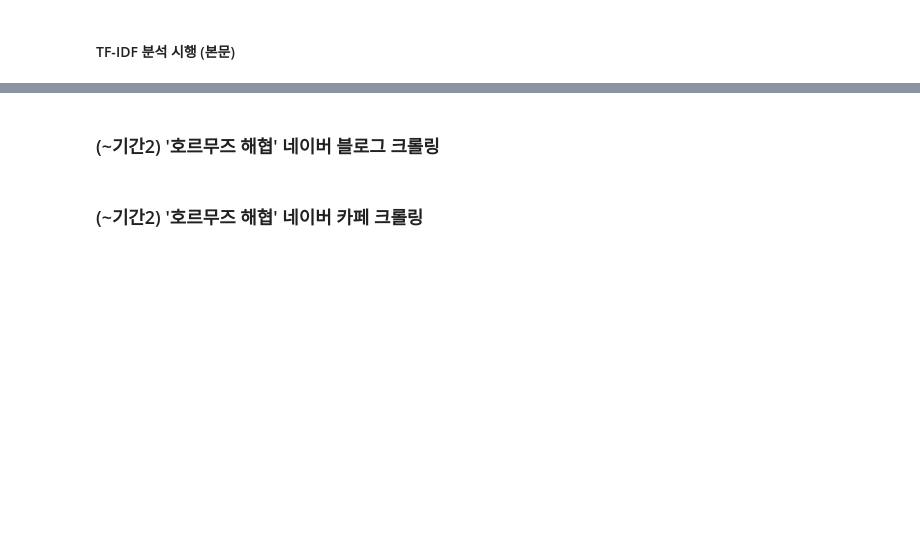
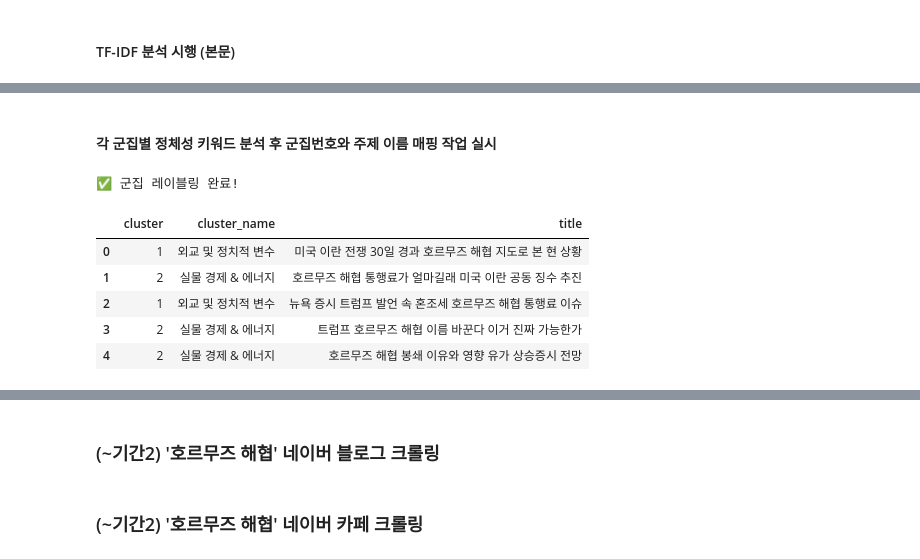
Before and after one commit to taehatae/Crawling_practice, a Jupyter notebook: 중간고사팀프로젝트/중간고사팀프로젝트_황태하_신형진.ipynb, the cells around one changed output, grey strips where cells are left out. Drawn from its saved outputs; the diff is of its cells as text; code cells hidden in the pictures; blank space fills up the shorter version.

Commit message:
불용어 update 및 K-means 분석 시행

```diff
--- a/중간고사팀프로젝트/중간고사팀프로젝트_황태하_신형진.ipynb
+++ b/중간고사팀프로젝트/중간고사팀프로젝트_황태하_신형진.ipynb
@@ -937,0 +948,16 @@ print(df_tfidf_res.head(10))
+# %%
+from sklearn.cluster import KMeans
+
+# 1. K-Means 모델 생성 (4개 그룹으로 설정)
+# random_state는 결과를 일정하게 유지하기 위해 설정합니다.
+num_clusters = 4
+kmeans = KMeans(n_clusters=num_clusters, random_state=42, n_init=10)
+
+# 2. TF-IDF 행렬을 이용해 군집화 수행
+kmeans.fit(tfidf_matrix)
+
+# 3. 분석 결과(군집 번호)를 원본 데이터프레임에 추가
+df_total['cluster'] = kmeans.labels_
+
+print(f"✅ 1,021개의 글이 {num_clusters}개의 그룹으로 분류되었습니다.")
+print(df_total['cluster'].value_counts().sort_index())
@@ -937,0 +1006,25 @@ print(df_tfidf_res.head(10))
+# %% [markdown]
+#### 각 군집별 정체성 키워드 분석 후 군집번호와 주제 이름 매핑 작업 실시
+# %%
+# 1. 군집 번호와 주제 이름을 매핑하는 딕셔너리 생성
+cluster_names = {
+    0: '중동 정세 & 안보',
+    1: '외교 및 정치적 변수',
+    2: '실물 경제 & 에너지',
+    3: '국제 관계 & 물류'
+}
+
+# 2. 'cluster_name'이라는 새로운 컬럼 생성
+df_total['cluster_name'] = df_total['cluster'].map(cluster_names)
+
+# 결과 확인
+print("✅ 군집 레이블링 완료!")
+display(df_total[['cluster', 'cluster_name', 'title']].head())
+# %% [output]
+✅ 군집 레이블링 완료!
+|  | cluster | cluster_name | title |
+| 0 | 1 | 외교 및 정치적 변수 | 미국 이란 전쟁 30일 경과 호르무즈 해협 지도로 본 현 상황 |
+| 1 | 2 | 실물 경제 & 에너지 | 호르무즈 해협 통행료가 얼마길래 미국 이란 공동 징수 추진 |
+| 2 | 1 | 외교 및 정치적 변수 | 뉴욕 증시 트럼프 발언 속 혼조세 호르무즈 해협 통행료 이슈 |
+| 3 | 2 | 실물 경제 & 에너지 | 트럼프 호르무즈 해협 이름 바꾼다 이거 진짜 가능한가 |
+| 4 | 2 | 실물 경제 & 에너지 | 호르무즈 해협 봉쇄 이유와 영향 유가 상승증시 전망 |
```
Also changed, not shown: parts of 9 cells of this notebook, 3 other files.
